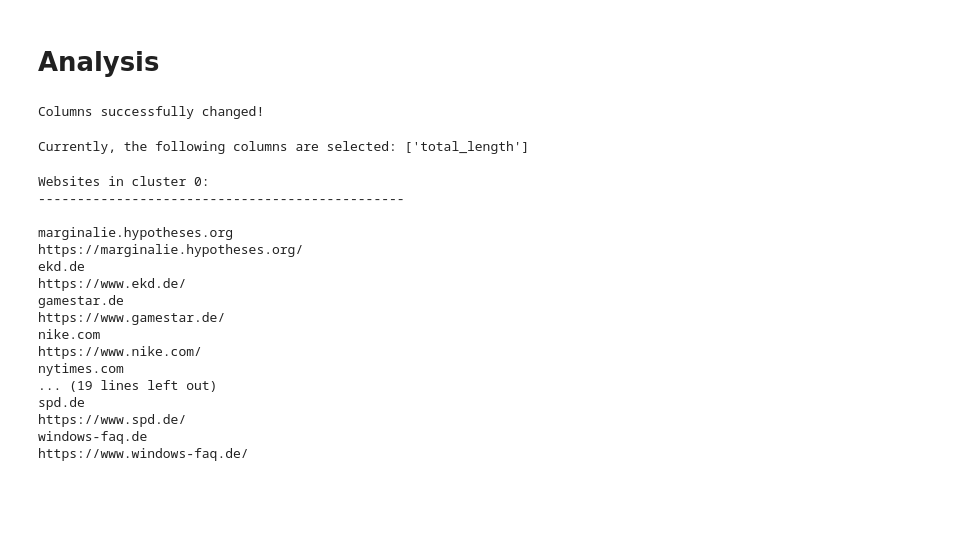
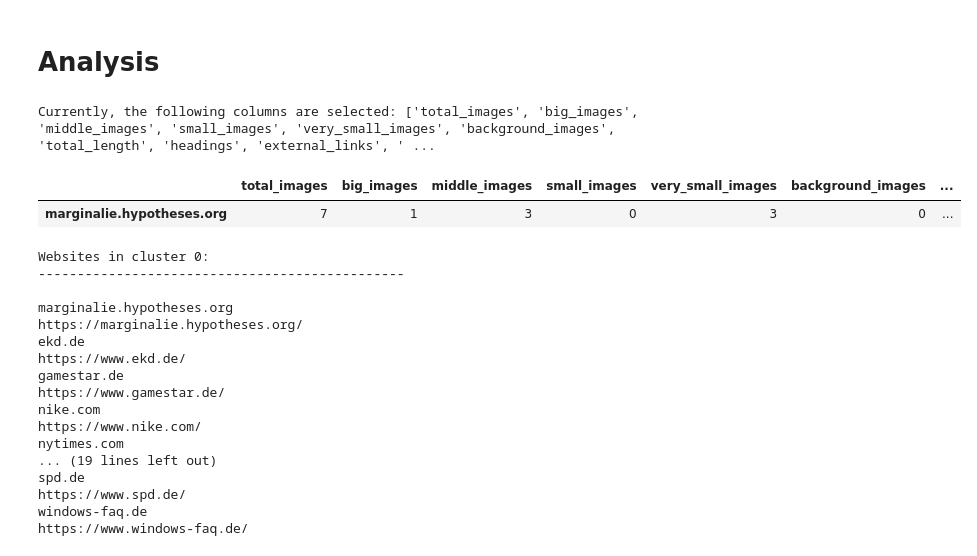
Before and after one commit to thomjur/zfdg_website_scraper, a Jupyter notebook: troubleshoting_notebook.ipynb, the cells around one changed output. Drawn from its saved outputs; the diff is of its cells as text; code cells hidden in the pictures; blank space fills up the shorter version.

```diff
--- a/troubleshoting_notebook.ipynb
+++ b/troubleshoting_notebook.ipynb
@@ -114,13 +55,16 @@ ana = Analyzer()
+# %%
+ana.getColumnSelection()
+# %% [output]
+Currently, the following columns are selected: ['total_images', 'big_images', 'middle_images', 'small_images', 'very_small_images', 'background_images', 'total_length', 'headings', 'external_links', ' ...
+# %%
+ana.getDataFrame()
+# %% [output]
+|  | total_images | big_images | middle_images | small_images | very_small_images | background_images | ... |
+| marginalie.hypotheses.org | 7 | 1 | 3 | 0 | 3 | 0 | ... |
 # %%
 # KMeans clustering and standardization
 # %%
-ana.setColumnSelection(['total_length'])
+#ana.setColumnSelection(['total_length'])
-# %% [output]
-Columns successfully changed!
-# %%
-ana.getColumnSelection()
-# %% [output]
-Currently, the following columns are selected: ['total_length']
 # %%
 ana_small = ana.data_df[ana.column_selection]
 # %%
```
Also changed, not shown: parts of 11 cells of this notebook, 5 other files.
